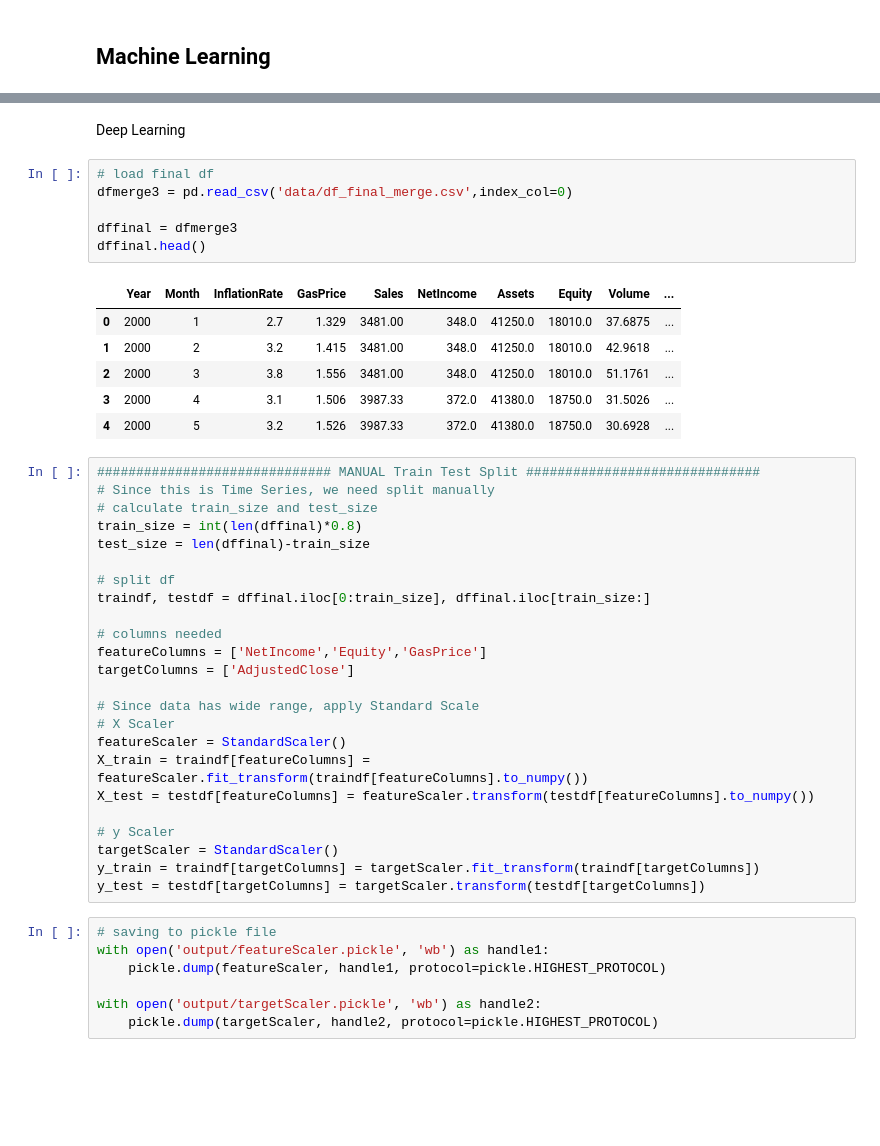
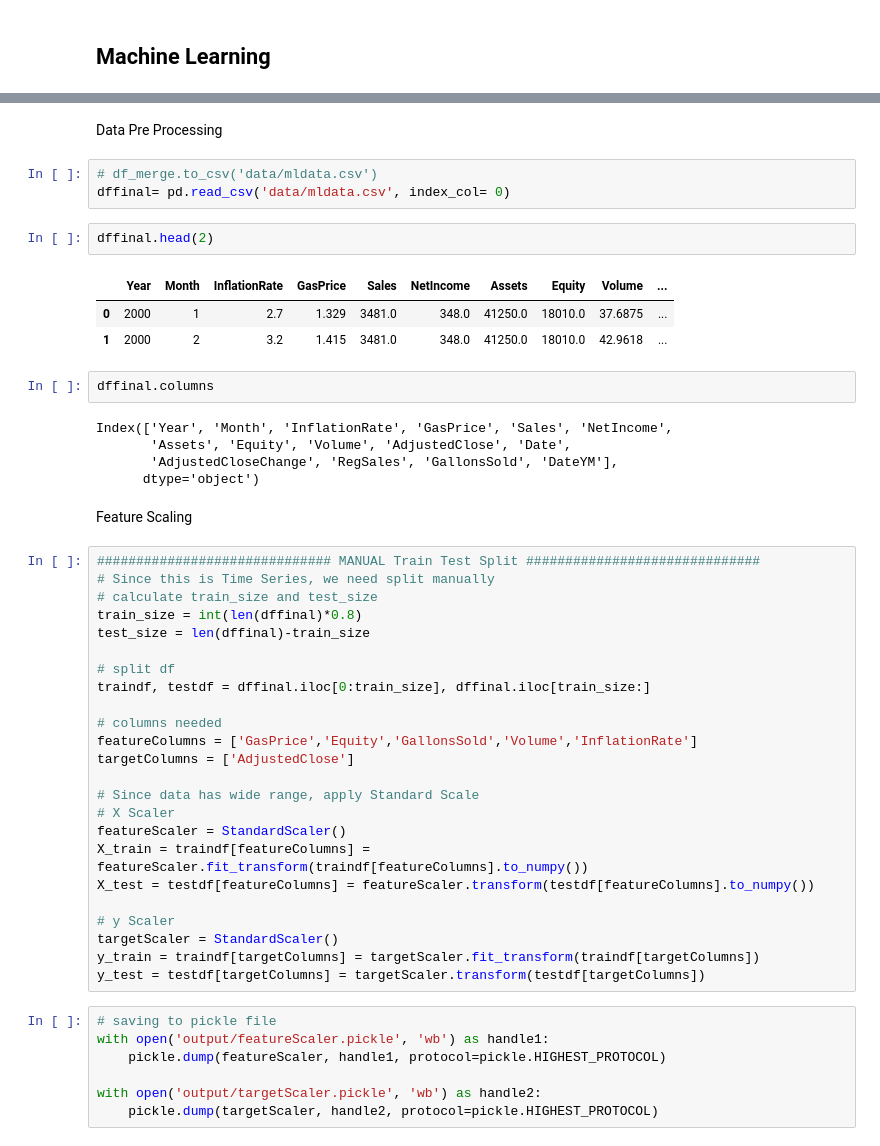
Before and after one commit to StockJanitor/Project43_DataTextMining, a Jupyter notebook: index.ipynb, the cells around one changed output, grey strips where cells are left out. Cells and saved outputs as stored; diff of their text form; blank space fills up the shorter version.

```diff
--- a/textMiningEV.ipynb
+++ b/index.ipynb
@@ -1592,18 +1530,23 @@ R2 Score: -0.8974622732747306
-# %% [markdown]
-Deep Learning
+# %% [markdown]
+Data Pre Processing
 # %%
-# load final df
-dfmerge3 = pd.read_csv('data/df_final_merge.csv',index_col=0)
-
-dffinal = dfmerge3
-dffinal.head()
+# df_merge.to_csv('data/mldata.csv')
+dffinal= pd.read_csv('data/mldata.csv', index_col= 0)
-# %% [output]
-|  | Year | Month | InflationRate | GasPrice | Sales | NetIncome | Assets | Equity | Volume | ... |
-| 0 | 2000 | 1 | 2.7 | 1.329 | 3481.00 | 348.0 | 41250.0 | 18010.0 | 37.6875 | ... |
-| 1 | 2000 | 2 | 3.2 | 1.415 | 3481.00 | 348.0 | 41250.0 | 18010.0 | 42.9618 | ... |
-| 2 | 2000 | 3 | 3.8 | 1.556 | 3481.00 | 348.0 | 41250.0 | 18010.0 | 51.1761 | ... |
-| 3 | 2000 | 4 | 3.1 | 1.506 | 3987.33 | 372.0 | 41380.0 | 18750.0 | 31.5026 | ... |
-| 4 | 2000 | 5 | 3.2 | 1.526 | 3987.33 | 372.0 | 41380.0 | 18750.0 | 30.6928 | ... |
+# %%
+dffinal.head(2)
+# %% [output]
+|  | Year | Month | InflationRate | GasPrice | Sales | NetIncome | Assets | Equity | Volume | ... |
+| 0 | 2000 | 1 | 2.7 | 1.329 | 3481.0 | 348.0 | 41250.0 | 18010.0 | 37.6875 | ... |
+| 1 | 2000 | 2 | 3.2 | 1.415 | 3481.0 | 348.0 | 41250.0 | 18010.0 | 42.9618 | ... |
+# %%
+dffinal.columns
+# %% [output]
+Index(['Year', 'Month', 'InflationRate', 'GasPrice', 'Sales', 'NetIncome',
+       'Assets', 'Equity', 'Volume', 'AdjustedClose', 'Date',
+       'AdjustedCloseChange', 'RegSales', 'GallonsSold', 'DateYM'],
+      dtype='object')
+# %% [markdown]
+Feature Scaling
 # %%
 ############################## MANUAL Train Test Split ##############################
 # Since this is Time Series, we need split manually
@@ -1615,7 +1558,7 @@ test_size = len(dffinal)-train_size
 traindf, testdf = dffinal.iloc[0:train_size], dffinal.iloc[train_size:]
 
 # columns needed
-featureColumns = ['NetIncome','Equity','GasPrice']
+featureColumns = ['GasPrice','Equity','GallonsSold','Volume','InflationRate']
 targetColumns = ['AdjustedClose']
 
 # Since data has wide range, apply Standard Scale
```
Also changed, not shown: parts of 28 cells of this notebook, 5 other files.
